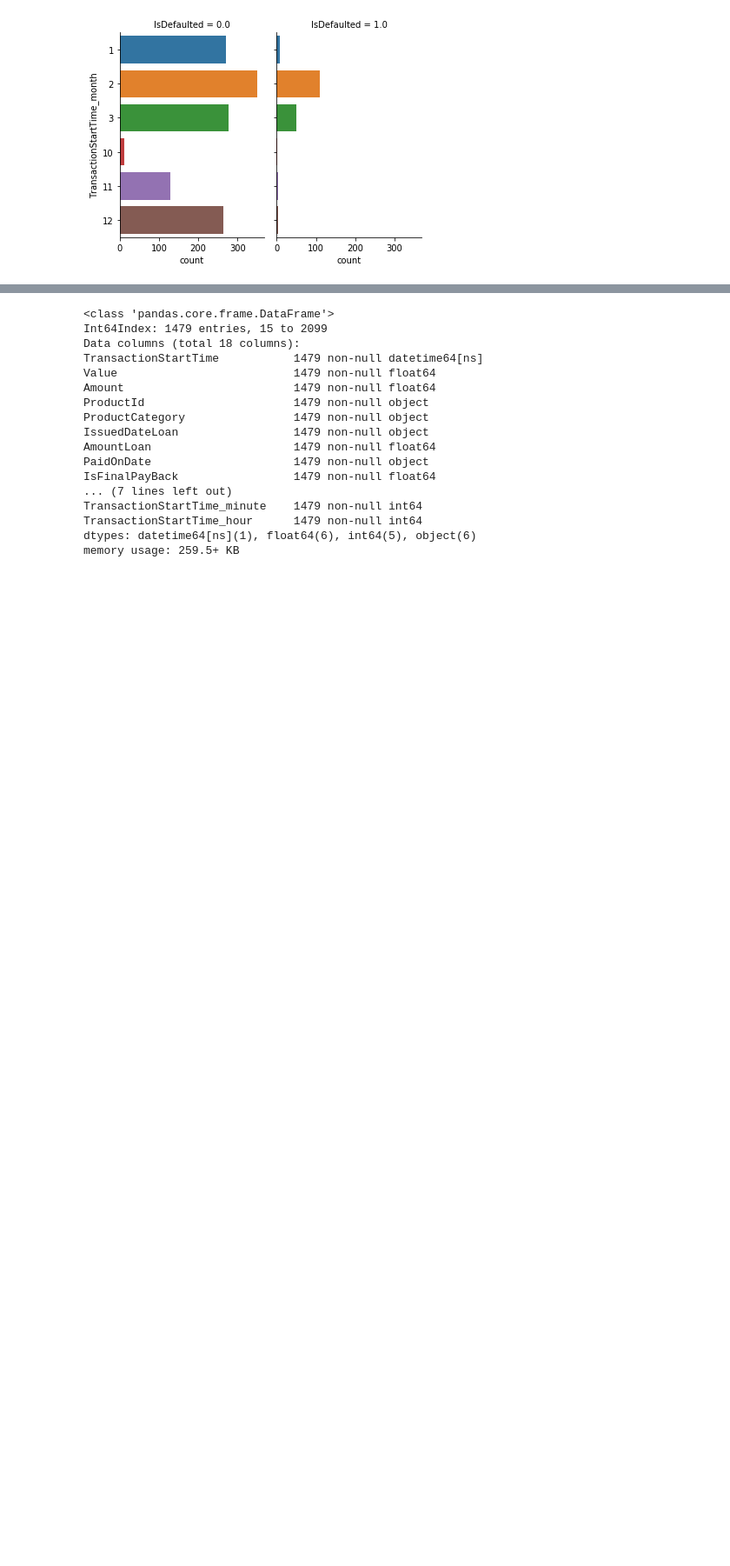
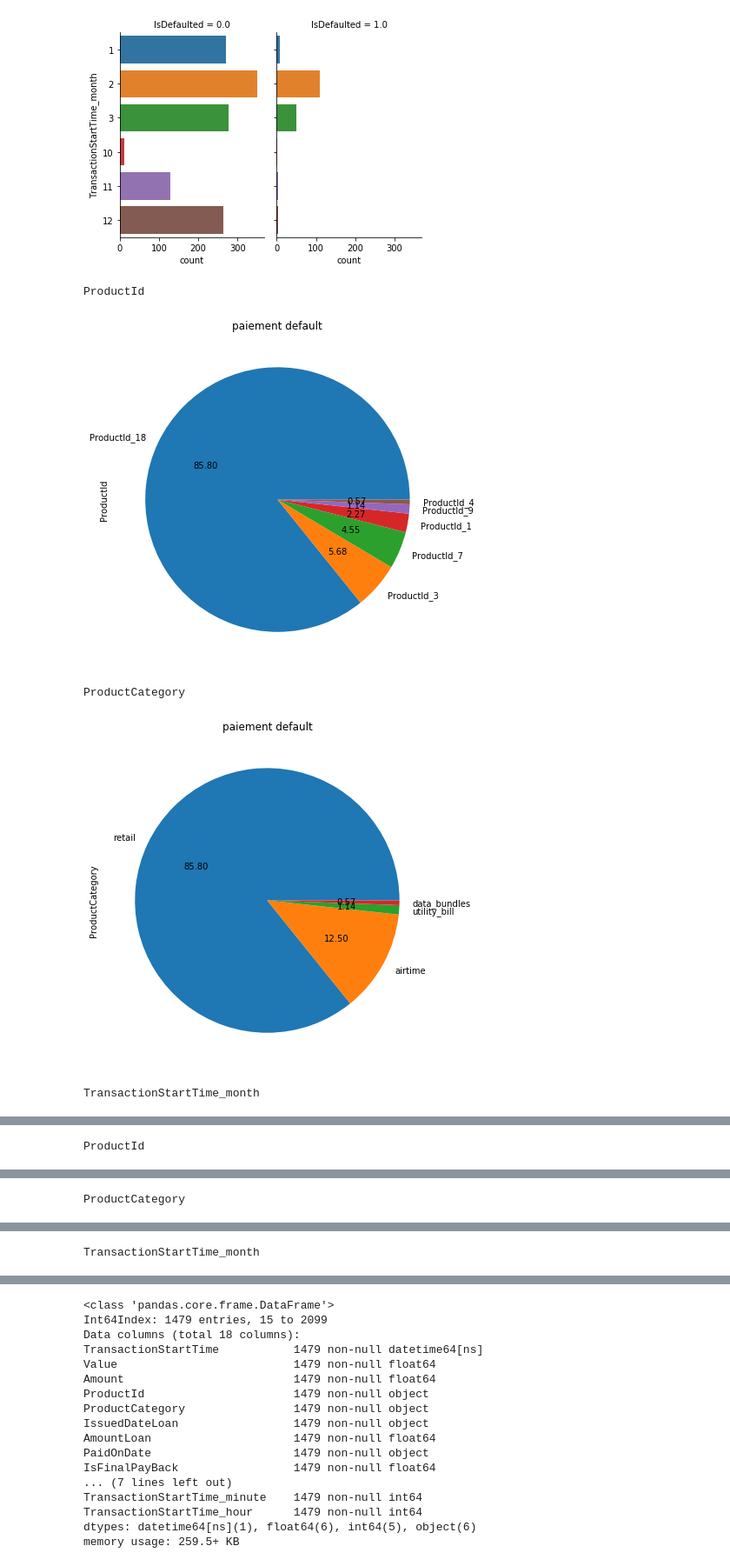
Before and after one commit to tinwilliam/inclusionFinanciere, a Jupyter notebook: essai pour client score.ipynb, the cells around one changed output, grey strips where cells are left out. Shown at 87% size. Drawn from its saved outputs; the diff is of its cells as text; code cells hidden in the pictures; blank space fills up the shorter version.

Commit message:
adding charts (pie, hist, ...) and dummy sklearn model

```diff
--- a/essai pour client score.ipynb
+++ b/essai pour client score.ipynb
@@ -238,3 +238,22 @@ for feature in categorical_features:
 [figure]
 [figure]
 [figure]
+# %%
+# pie chart on categorical features
+for feature in categorical_features:
+    print(feature)
+    train_data[train_data.IsDefaulted==1][feature].value_counts().plot(kind='pie',figsize=(7, 7),
+                                                                       autopct='%.2f').set_title("paiement default")
+    plt.show()
+
+for feature in categorical_features:
+    print(feature)
+    train_data[train_data.IsDefaulted==0][feature].value_counts().plot(kind='pie',figsize=(7, 7),
+                                                                       autopct='%.2f').set_title("paiement ok")
+    plt.show()
+# %% [output]
+ProductId
+[figure, added]
+ProductCategory
+[figure, added]
+TransactionStartTime_month
@@ -240,0 +261 @@ for feature in categorical_features:
+ProductId
@@ -240,0 +263 @@ for feature in categorical_features:
+ProductCategory
@@ -240,0 +265 @@ for feature in categorical_features:
+TransactionStartTime_month
```
Also changed, not shown: parts of 7 cells of this notebook.
